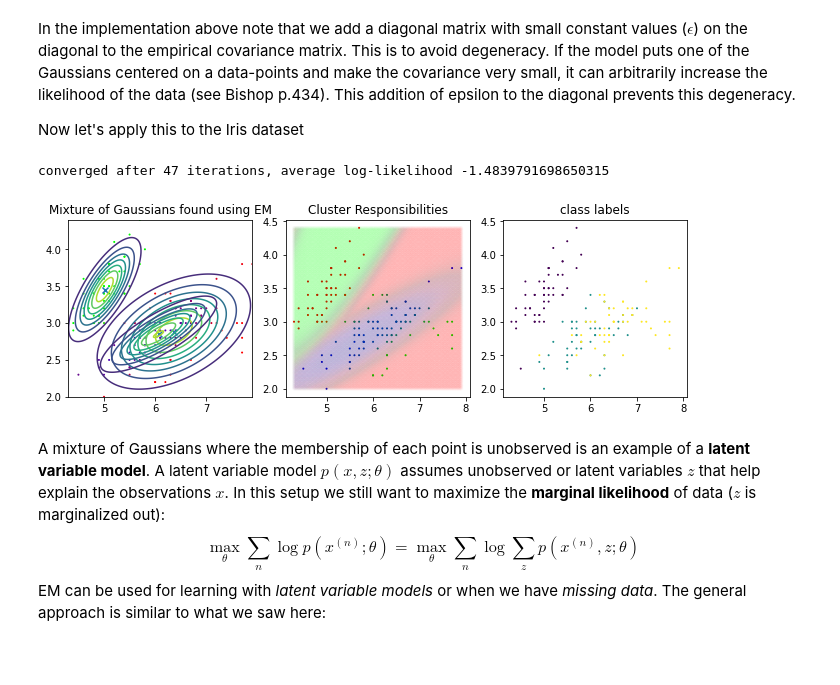
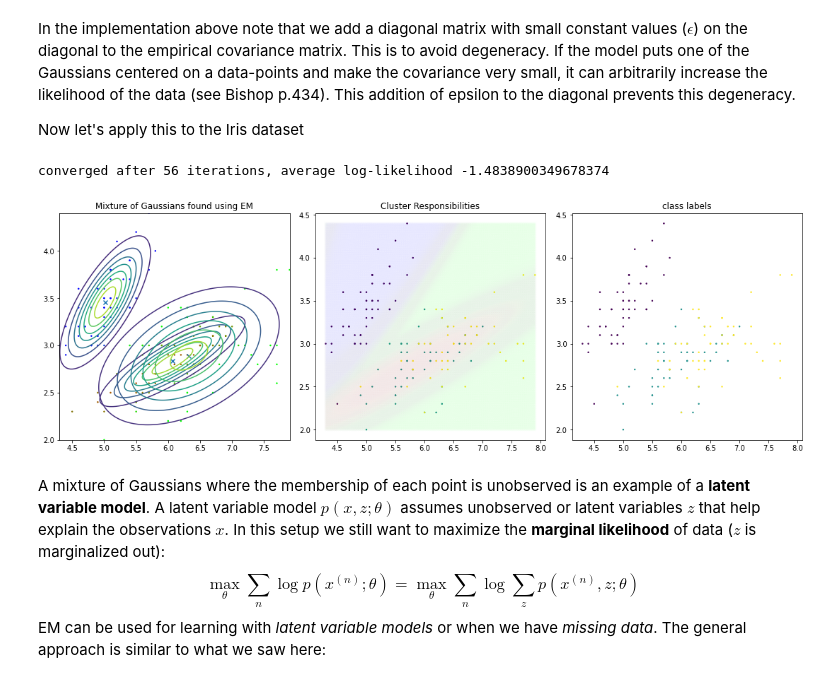
Before and after one commit to mravanba/comp551-notebooks, a Jupyter notebook: EMforGaussianMixture.ipynb, the cells around one changed output. Saved outputs shown, nothing was run; the diff lists cells and outputs as text; code cells hidden in the pictures; blank space fills up the shorter version.

```diff
--- a/EMforGaussianMixture.ipynb
+++ b/EMforGaussianMixture.ipynb
@@ -81,42 +94,45 @@ Now let's apply this to the Iris dataset
 # %%
 from sklearn import datasets
 dataset = datasets.load_iris()
 x, y = dataset['data'][:,:2], dataset['target']
 
-gmm = GMM(3)
+gmm = GMM(K=3)
 mu, sigma, resp = gmm.fit(x)
-resp /= np.sum(resp,1,keepdims=True)
+resp /= np.sum(resp,axis=1,keepdims=True)
 
 # plotting the result
-fig, axes = plt.subplots(ncols=3, nrows=1, constrained_layout=True, figsize=(9, 3))
-axes[0].scatter(x[:,0], x[:,1], c=resp, s=1)
+fig, axes = plt.subplots(ncols=3, nrows=1, constrained_layout=True, figsize=(15, 5))
+axes[0].scatter(x[:,0], x[:,1], c=resp, s=2)
 axes[0].scatter(mu[:,0], mu[:,1], marker='x')
 
 x0v = np.linspace(np.min(x[:,0]), np.max(x[:,0]), 200)
 x1v = np.linspace(np.min(x[:,1]), np.max(x[:,1]), 200)
 x0,x1 = np.meshgrid(x0v, x1v)
 x_all = np.vstack((x0.ravel(),x1.ravel())).T
+
+#Get the densities
 p0 = Gaussian(mu[0], sigma[0]).density(x_all)
 p1 = Gaussian(mu[1], sigma[1]).density(x_all)
 p2 = Gaussian(mu[2], sigma[2]).density(x_all)
 p = np.vstack([p0,p1,p2]).T
-p /= np.sum(p,1,keepdims=True)
+p /= np.sum(p,axis=1,keepdims=True)
 
+#axes[0].contour(x0, x1, p0.reshape(x0.shape))
 axes[0].tricontour(x_all[:,0], x_all[:,1], p0)
 axes[0].tricontour(x_all[:,0], x_all[:,1], p1)
 axes[0].tricontour(x_all[:,0], x_all[:,1], p2)
 axes[0].set_title('Mixture of Gaussians found using EM')
 
-axes[1].scatter(x[:,0], x[:,1], c=cl, s=1)
+axes[1].scatter(x[:,0], x[:,1], c=y, s=2)
 axes[1].scatter(x_all[:,0], x_all[:,1], c=p, marker='.', alpha=.01)
 axes[1].set_title('Cluster Responsibilities')
 
-axes[2].scatter(x[:,0], x[:,1], c=y, s=1)
+axes[2].scatter(x[:,0], x[:,1], c=y, s=2)
 axes[2].set_title('class labels')
 plt.show()
 # %% [output]
-converged after 47 iterations, average log-likelihood -1.4839791698650315
+converged after 56 iterations, average log-likelihood -1.4838900349678374
-[figure, old version]
+[figure, new version]
 # %% [markdown]
 A mixture of Gaussians where the membership of each point is unobserved is an example of a **latent variable model**.
 A latent variable model $p(x,z; \theta)$ assumes unobserved or latent variables $z$ that help explain the observations $x$. In this setup we still want to maximize the **marginal likelihood** of data ($z$ is marginalized out):
```
Also changed, not shown: parts of 3 cells of this notebook.
